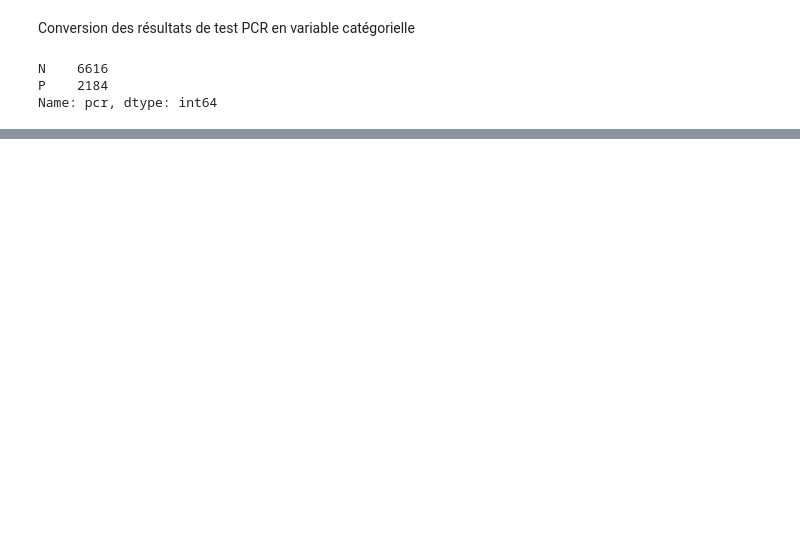
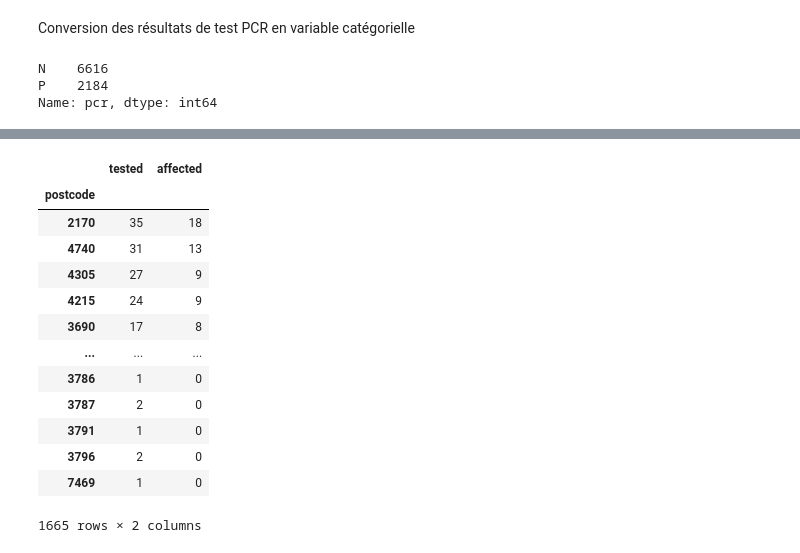
Before and after one commit to ghisvail/inria-aphp-assignment, a Jupyter notebook: eda.ipynb, the cells around one changed output, grey strips where cells are left out. Drawn from its saved outputs; the diff is of its cells as text; code cells hidden in the pictures; blank space fills up the shorter version.

```diff
--- a/eda.ipynb
+++ b/eda.ipynb
@@ -22,8 +67,7 @@ df_patient = detect_duplicates(df_patient)
 # %% [markdown]
 Conversion des résultats de test PCR en variable catégorielle
 # %%
-from pandas import CategoricalDtype
-df_pcr.pcr = df_pcr.pcr.str[0].astype(CategoricalDtype(categories={"N", "P"}, ordered=True))
+df_pcr.pcr = pd.Categorical(df_pcr.pcr.str[0], categories=["N", "P"], ordered=True)
 
 df_pcr.pcr.value_counts()
 # %% [output]
@@ -32,0 +79,4 @@ Name: pcr, dtype: int64
+# %%
+df_pcr = df_pcr.merge(df_patient, left_on="patient_id", right_index=True, validate="m:1")
+
+df_pcr.pcr.value_counts()
@@ -32,0 +109,26 @@ Name: pcr, dtype: int64
+# %%
+df_prevalence_postcode = (
+    df_pcr[["dedup_id", "pcr"]]
+    .groupby("dedup_id").max()
+    .replace({"N": 0, "P": 1})
+    .merge(df_pcr[["dedup_id", "postcode"]], on="dedup_id")
+    .groupby("postcode").aggregate({"dedup_id": "count", "pcr": "sum"})
+    .rename(columns={"dedup_id": "tested", "pcr": "affected"})
+)
+
+df_prevalence_postcode.sort_values("affected", ascending=False)
+# %% [output]
+|  | tested | affected |
+| postcode |  |  |
+| 2170 | 35 | 18 |
+| 4740 | 31 | 13 |
+| 4305 | 27 | 9 |
+| 4215 | 24 | 9 |
+| 3690 | 17 | 8 |
+| ... | ... | ... |
+| 3786 | 1 | 0 |
+| 3787 | 2 | 0 |
+| 3791 | 1 | 0 |
+| 3796 | 2 | 0 |
+| 7469 | 1 | 0 |
+1665 rows × 2 columns
```
Also changed, not shown: parts of 12 cells of this notebook, 1 other file.
